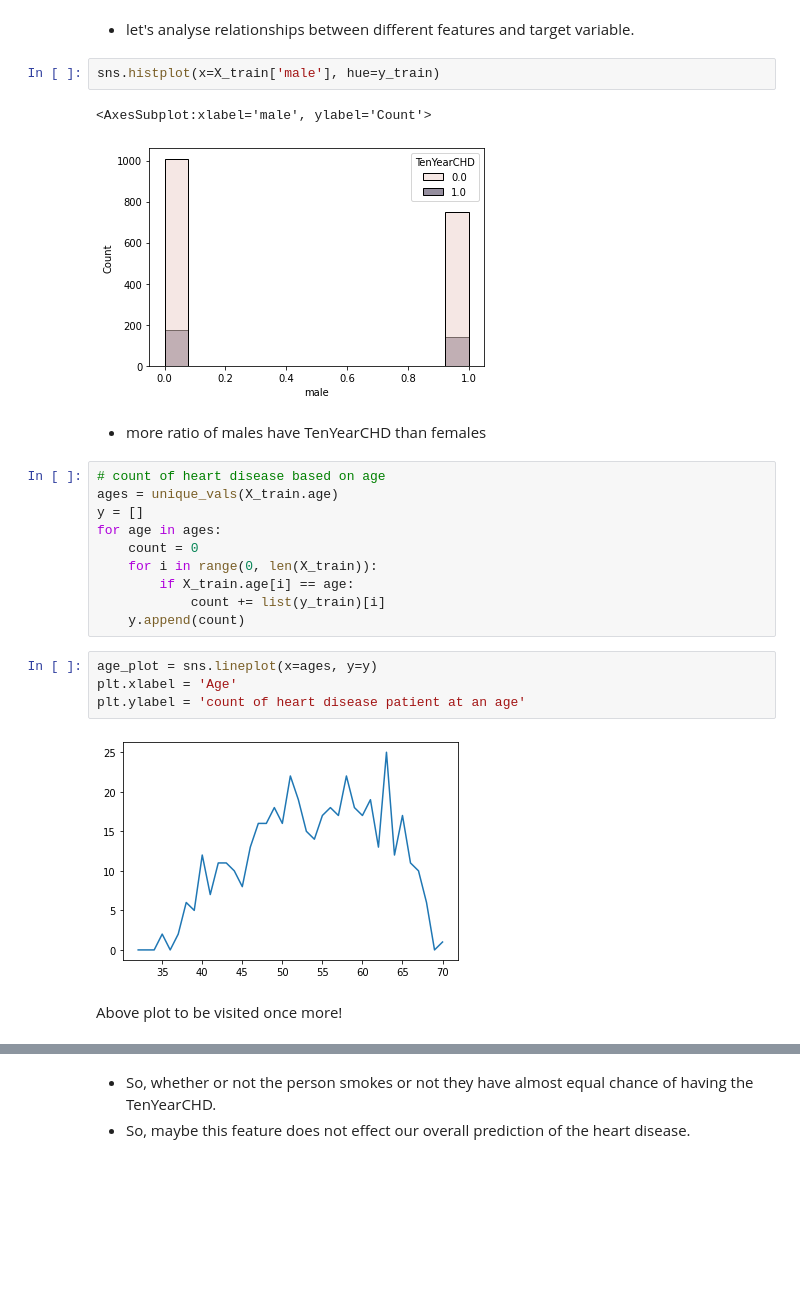
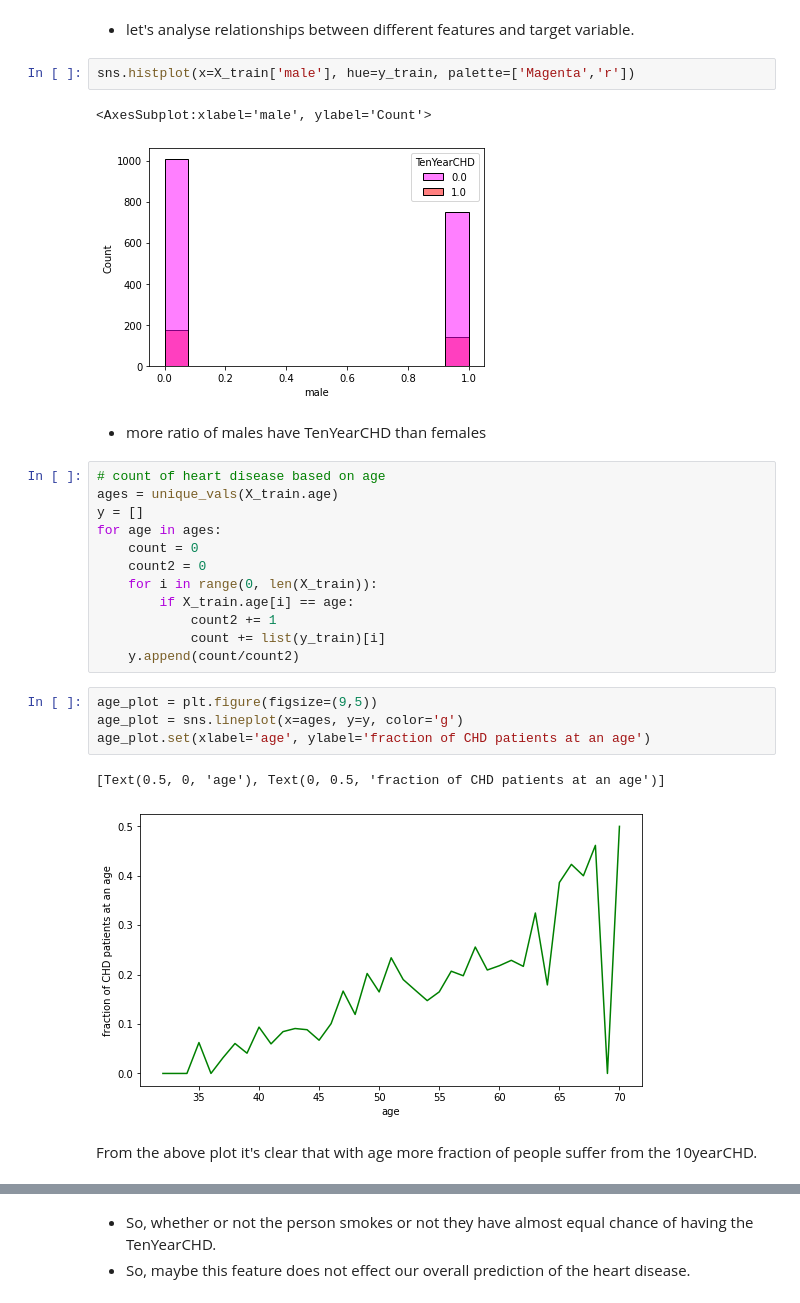
Before and after one commit to RedocamaI/heart_disease_predictor, a Jupyter notebook: heart_disease_predictor.ipynb, the cells around one changed output, grey strips where cells are left out. Drawn from its saved outputs; the diff is of its cells as text; blank space fills up the shorter version.

```diff
--- a/heart_disease_predictor.ipynb
+++ b/heart_disease_predictor.ipynb
@@ -288,10 +288,10 @@ X_test.isnull().sum().sum():  0
 # %% [markdown]
 - let's analyse relationships between different features and target variable.
 # %%
-sns.histplot(x=X_train['male'], hue=y_train)
+sns.histplot(x=X_train['male'], hue=y_train, palette=['Magenta','r'])
 # %% [output]
 <AxesSubplot:xlabel='male', ylabel='Count'>
-[figure, old version]
+[figure, new version]
 # %% [markdown]
 - more ratio of males have TenYearCHD than females
 # %%
@@ -300,16 +300,20 @@ ages = unique_vals(X_train.age)
 y = []
 for age in ages:
     count = 0
+    count2 = 0
     for i in range(0, len(X_train)):
         if X_train.age[i] == age:
+            count2 += 1
             count += list(y_train)[i]
-    y.append(count)
+    y.append(count/count2)
 # %%
-age_plot = sns.lineplot(x=ages, y=y)
-plt.xlabel = 'Age'
-plt.ylabel = 'count of heart disease patient at an age'
+age_plot = plt.figure(figsize=(9,5))
+age_plot = sns.lineplot(x=ages, y=y, color='g')
+age_plot.set(xlabel='age', ylabel='fraction of CHD patients at an age')
 # %% [output]
+[Text(0.5, 0, 'age'), Text(0, 0.5, 'fraction of CHD patients at an age')]
-[figure, old version]
+[figure, new version]
-# %% [markdown]
-Above plot to be visited once more!
+# %% [markdown]
+From the above plot it's clear that with age more fraction of people suffer
+from the 10yearCHD.
 # %%
```
Also changed, not shown: parts of 3 cells of this notebook.
